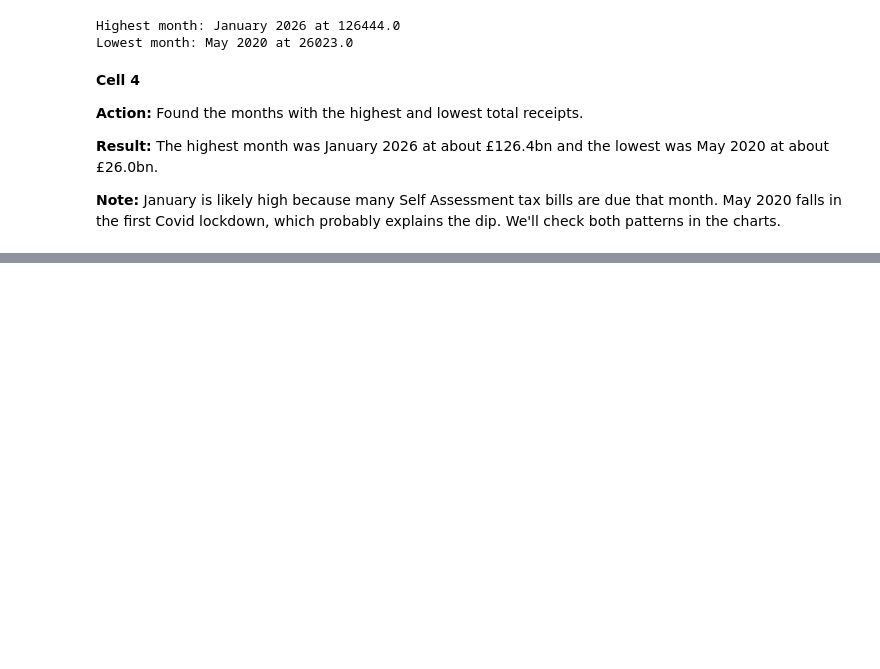
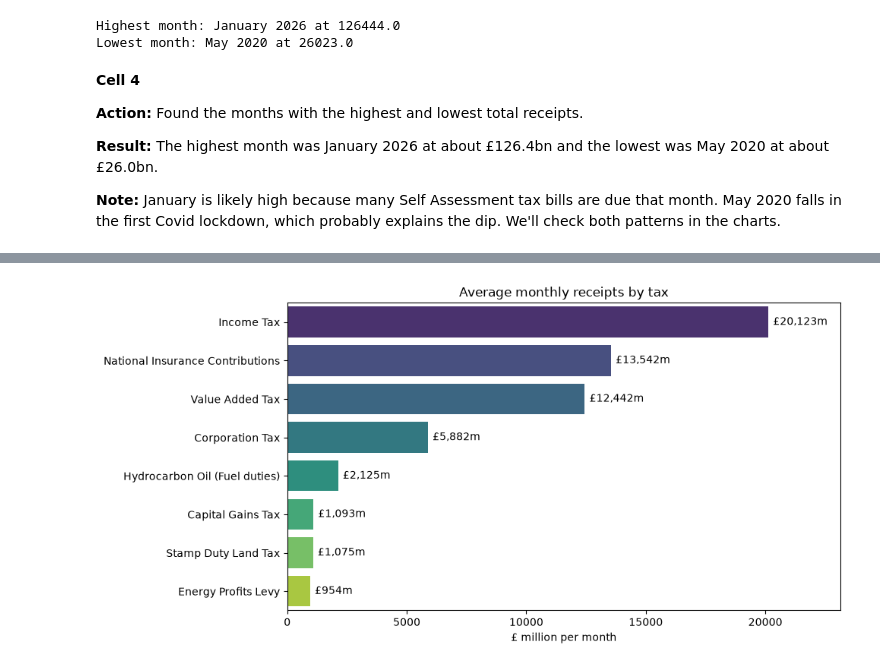
Before and after one commit to hemacbaker-byte/hmrc-tax-analysis, a Jupyter notebook: notebooks/02_eda.ipynb, the cells around one changed output, grey strips where cells are left out. Cells and saved outputs as stored; diff of their text form; code cells hidden in the pictures; blank space fills up the shorter version.

```diff
--- a/notebooks/02_eda.ipynb
+++ b/notebooks/02_eda.ipynb
@@ -102,0 +174,34 @@ Lowest month: May 2020 at 26023.0
+# %%
+# Cell 6 #importing libraries
+# Bring in matplotlib and seaborn, the usual tools for static charts
+import matplotlib.pyplot as plt
+import seaborn as sns
+
+# Take the top 8 taxes from Cell 3 and turn them into a small table for plotting
+top8 = avg_by_tax.head(8).reset_index() #takes the top 8 taxes and turns them into a small table for plotting
+top8.columns = ["Tax", "Average monthly receipts"] #renames the columns to something shorter and easier to read
+
+# Make the chart wide enough to read the tax names
+plt.figure(figsize=(10, 5))
+
+# Draw horizontal bars, giving each tax its own colour
+sns.barplot(data=top8, y="Tax", x="Average monthly receipts", hue="Tax", palette="viridis", legend=False)
+#it draws horizontal bars for each tax, with the length of the bar representing the average monthly receipts, and each bar having its own colour
+
+# Write the value at the end of each bar
+for i, v in enumerate(top8["Average monthly receipts"]): #loops through each bar, with i = the row number and v = the value
+    plt.text(v + 200, i, f"£{v:,.0f}m", va="center") # it adds the text labels to the bars, with a small offset to the right
+
+# Leave a little room on the right so the labels don't get cut off
+plt.xlim(0, top8["Average monthly receipts"].max() * 1.15) #this code sets the x-axis limit to 15% more than the maximum value, so the labels fit
+
+# Add a title and axis labels
+plt.title("Average monthly receipts by tax")
+plt.xlabel("£ million per month")
+plt.ylabel("")
+
+# Tidy the spacing and show the chart
+plt.tight_layout()# this code adjusts the spacing of the chart to make it look nicer
+plt.show()
+# %% [output]
+[figure, added]
```
Also changed, not shown: parts of 16 cells of this notebook, 1 other file.
